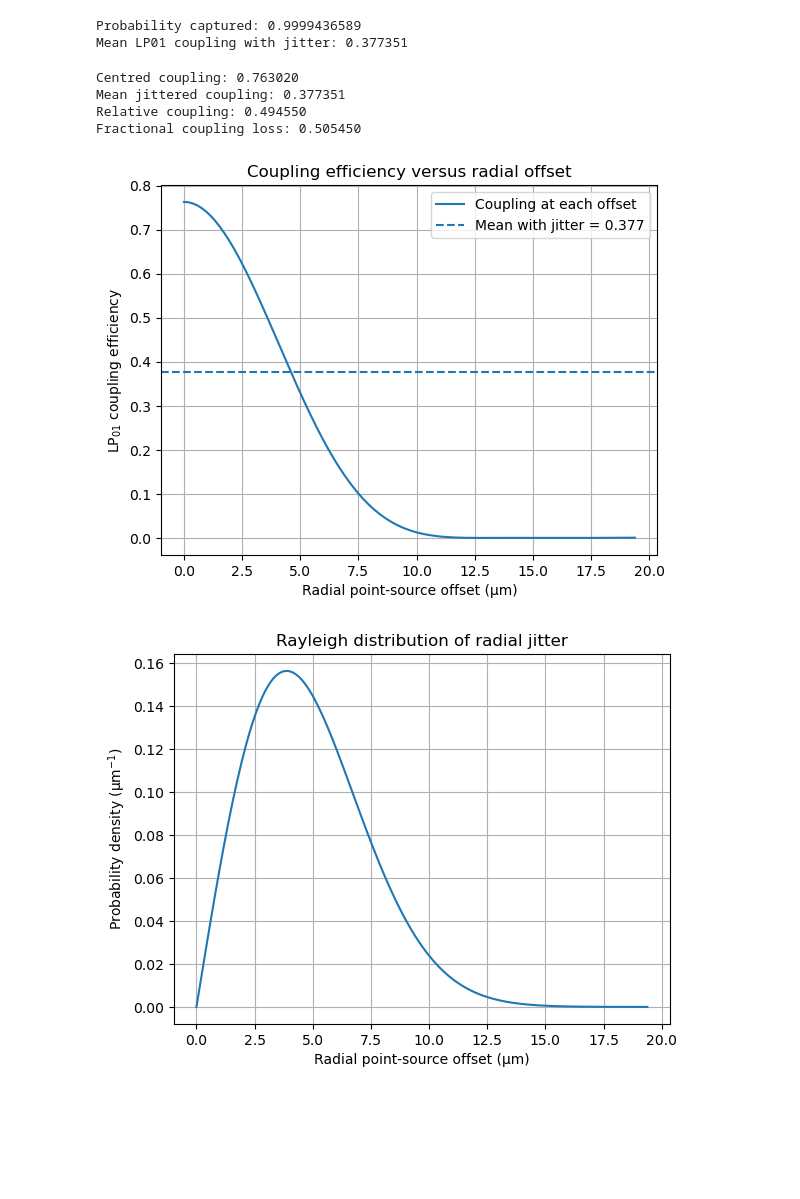
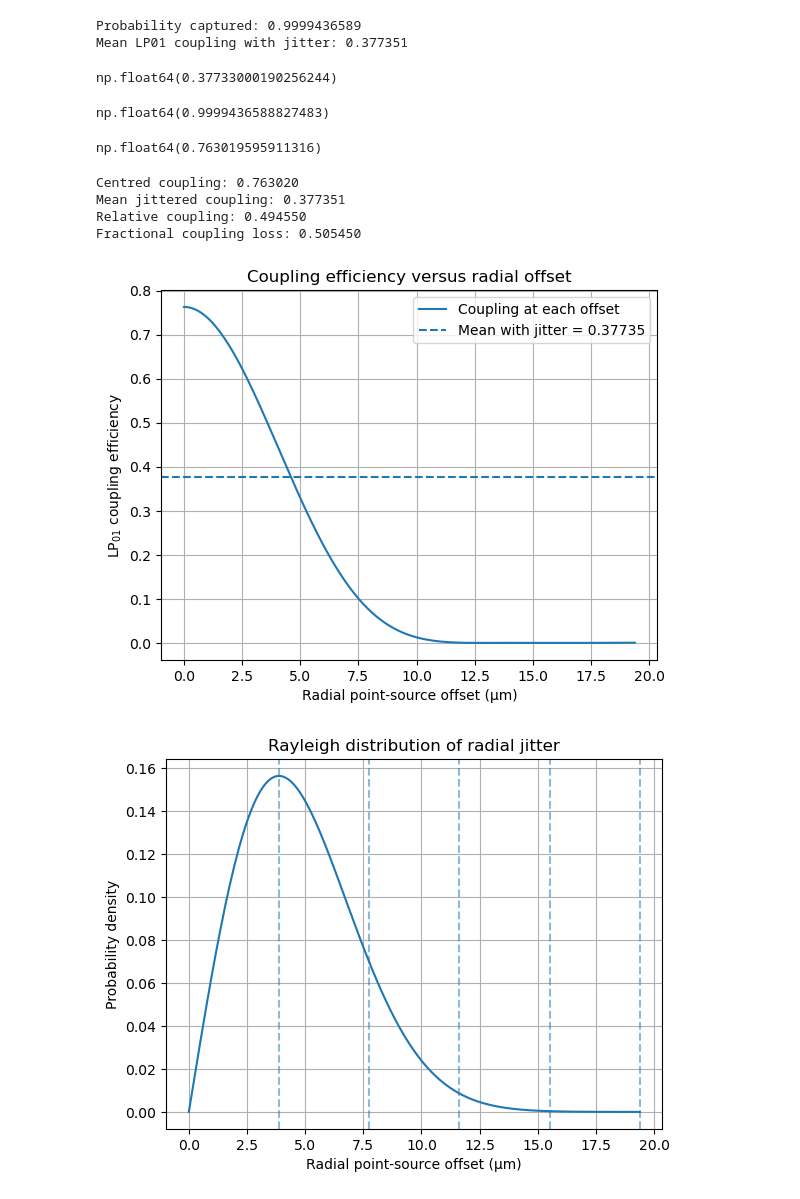
Before and after one commit to TongyueLiu/OH-Suppression-MRes-Project, a Jupyter notebook: notebooks/throughput_optics/estimate_AO_system_throughput.ipynb, the cells around one changed output. Cells and saved outputs as stored; diff of their text form; code cells hidden in the pictures; blank space fills up the shorter version.

```diff
--- a/notebooks/estimate_AO_system_throughput.ipynb
+++ b/notebooks/throughput_optics/estimate_AO_system_throughput.ipynb
@@ -2034,6 +2030,18 @@ print(f"Mean LP01 coupling with jitter: {eta_jittered_mean:.6f}")
 # %% [output]
 Probability captured: 0.9999436589
 Mean LP01 coupling with jitter: 0.377351
+# %%
+eta_weighted_jittered
+# %% [output]
+np.float64(0.37733000190256244)
+# %%
+probability_captured
+# %% [output]
+np.float64(0.9999436588827483)
+# %%
+eta_psf[0]
+# %% [output]
+np.float64(0.763019595911316)
 # %%
 eta_centred = eta_psf[0]
 
@@ -2061,7 +2069,7 @@ plt.plot(
 plt.axhline(
     eta_jittered_mean,
     linestyle="--",
-    label=f"Mean with jitter = {eta_jittered_mean:.3f}"
+    label=f"Mean with jitter = {eta_jittered_mean:.5f}"
 )
 
 plt.xlabel("Radial point-source offset (µm)")
@@ -2072,20 +2080,29 @@ plt.grid()
 plt.legend()
 plt.show()
 # %% [output]
-[figure, old version]
+[figure, new version]
 # %%
 plt.figure()
 
 plt.plot(
     decentre_array * 1e6,
     jitter_pdf * 1e-6
 )
 
+# plot sigma=1,2,3,4,5 lines for reference
+for n in range(1, 6):
+    plt.axvline(
+        n * sigma_jitter_fibre * 1e6,
+        linestyle="--",
+        alpha=0.5,
+        label=f"{n}σ"
+    )
+
 plt.xlabel("Radial point-source offset (µm)")
-plt.ylabel("Probability density (µm$^{-1}$)")
+plt.ylabel("Probability density")
 plt.title("Rayleigh distribution of radial jitter")
 
 plt.grid()
 plt.show()
 # %% [output]
-[figure, old version]
+[figure, new version]
```
Also changed, not shown: parts of 11 cells of this notebook, 6 other files.
